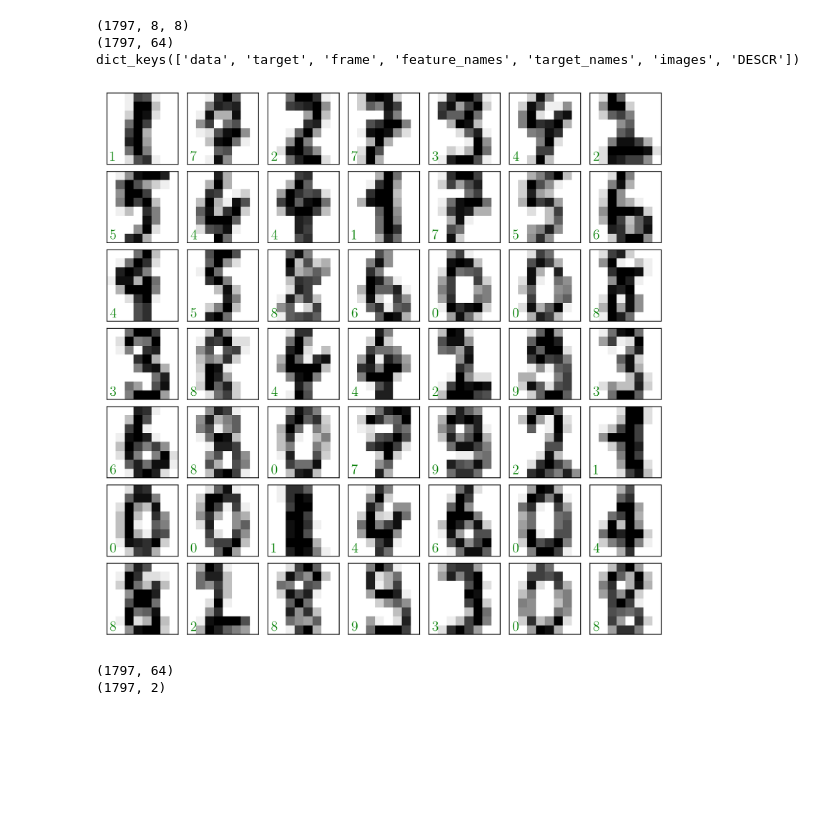
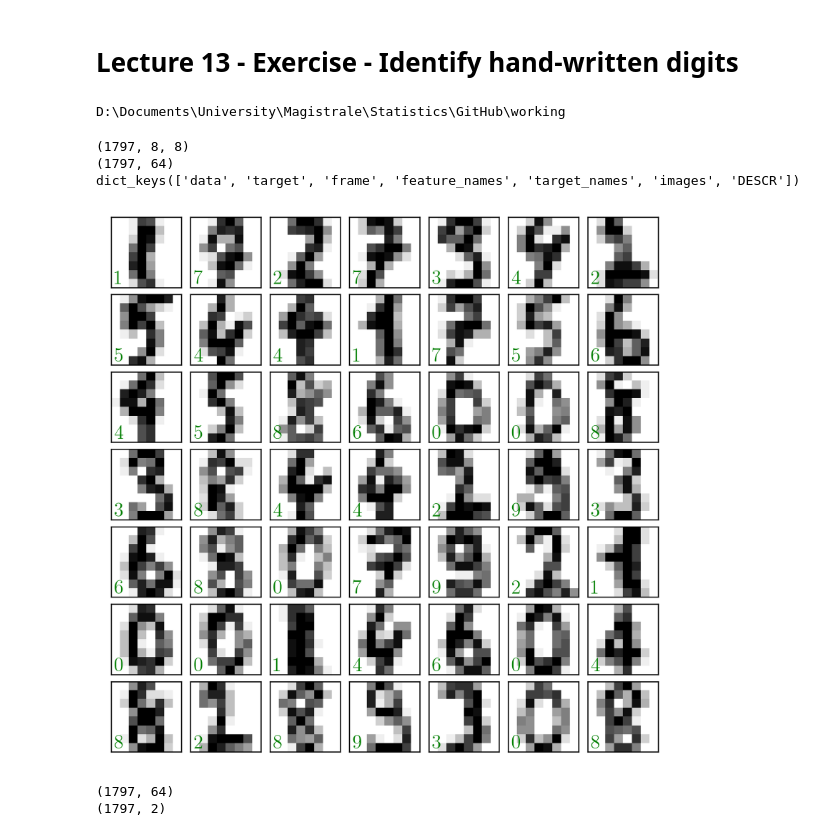
Before and after one commit to Andrea-Pierini/astrostatistics_bicocca_2022-1, a Jupyter notebook: working/L13.ipynb, the cells around one changed output. Drawn from its saved outputs; the diff is of its cells as text; code cells hidden in the pictures; blank space fills up the shorter version.

```diff
--- a/working/L13.ipynb
+++ b/working/L13.ipynb
@@ -1,13 +1,17 @@
+# %% [markdown]
+# Lecture 13 - Exercise - Identify hand-written digits
 # %%
+#-------------------------------------------------------------------------
 # utility libs: computations, nice plots
 
+import os
 import numpy                   as np
 import matplotlib              as mpl
 import matplotlib.pyplot       as plt
-import matplotlib.pyplot       as plb
 from   mpl_toolkits.axes_grid1 import make_axes_locatable
 from   matplotlib.colors       import to_hex
 
+#-------------------------------------------------------------------------
 # sci-kit learn
 
 from   sklearn                 import datasets
@@ -17,38 +21,55 @@ from   sklearn.neighbors       import KNeighborsClassifier
 from   sklearn.metrics         import confusion_matrix, accuracy_score
 from   sklearn.model_selection import train_test_split
 from   sklearn.linear_model    import LogisticRegression
+
+#-------------------------------------------------------------------------
+# Use LaTeX, set matplotlib plots resolution to decent
+
+plt.rcParams.update({
+    "text.usetex": True,
+    "font.family": "serif",
+    "font.serif" : ["Times New Roman"],
+	"font.size"  : 9,
+    "figure.dpi" : 300
+    })
+plt.rc('text.latex', preamble=r'\usepackage{amssymb}')
+
+#-------------------------------------------------------------------------
+# current location in folder
+
+current_pwd = os.getcwd()
+print(current_pwd)
+
+#-------------------------------------------------------------------------
+# %% [output]
+D:\Documents\University\Magistrale\Statistics\GitHub\working
 # %%
-# Use LaTeX, set matplotlib plots resolution to decent
+#-------------------------------------------------------------------------
+# Load data
+#-------------------------------------------------------------------------
 
-plt.rcParams.update({
-    "text.usetex": True,
-    "font.family": "serif",
-    "font.serif": ["Times New Roman"]
-})
+digits = datasets.load_digits()
+print(digits.images.shape)
+print(digits.data.shape)
+print(digits.keys())
 
-%matplotlib inline
-plt.rcParams['figure.dpi'] = 300
+#-------------------------------------------------------------------------
+# %% [output]
+(1797, 8, 8)
+(1797, 64)
+dict_keys(['data', 'target', 'frame', 'feature_names', 'target_names', 'images', 'DESCR'])
-# %%
-digits = datasets.load_digits()
-print(digits.images.shape)
-print(digits.data.shape)
-print(digits.keys())
-# %% [output]
-(1797, 8, 8)
-(1797, 64)
-dict_keys(['data', 'target', 'frame', 'feature_names', 'target_names', 'images', 'DESCR'])
 # %%
-fig, axes = plt.subplots(7,7, figsize=(10, 10))
+fig, axes = plt.subplots(7,7, figsize=(7, 7))
 fig.subplots_adjust(hspace=0.1, wspace=0.1)
 
 np.random.seed(42)
 mychoices = np.random.choice(digits.images.shape[0], 100)
 
 for i, ax in enumerate(axes.flat):
     ax.imshow((digits.images[mychoices[i]]), cmap='binary')
-    ax.text(0.05, 0.05, str(digits.target[mychoices[i]]),transform=ax.transAxes, color='green', fontsize=14)
+    ax.text(0.05, 0.05, str(digits.target[mychoices[i]]), transform=ax.transAxes, color='green', fontsize=14)
     ax.set_xticks([])
     ax.set_yticks([])
 # %% [output]
-[figure, old version]
+[figure, new version]
 # %%
```
Also changed, not shown: parts of 8 cells of this notebook, 6 other files.
